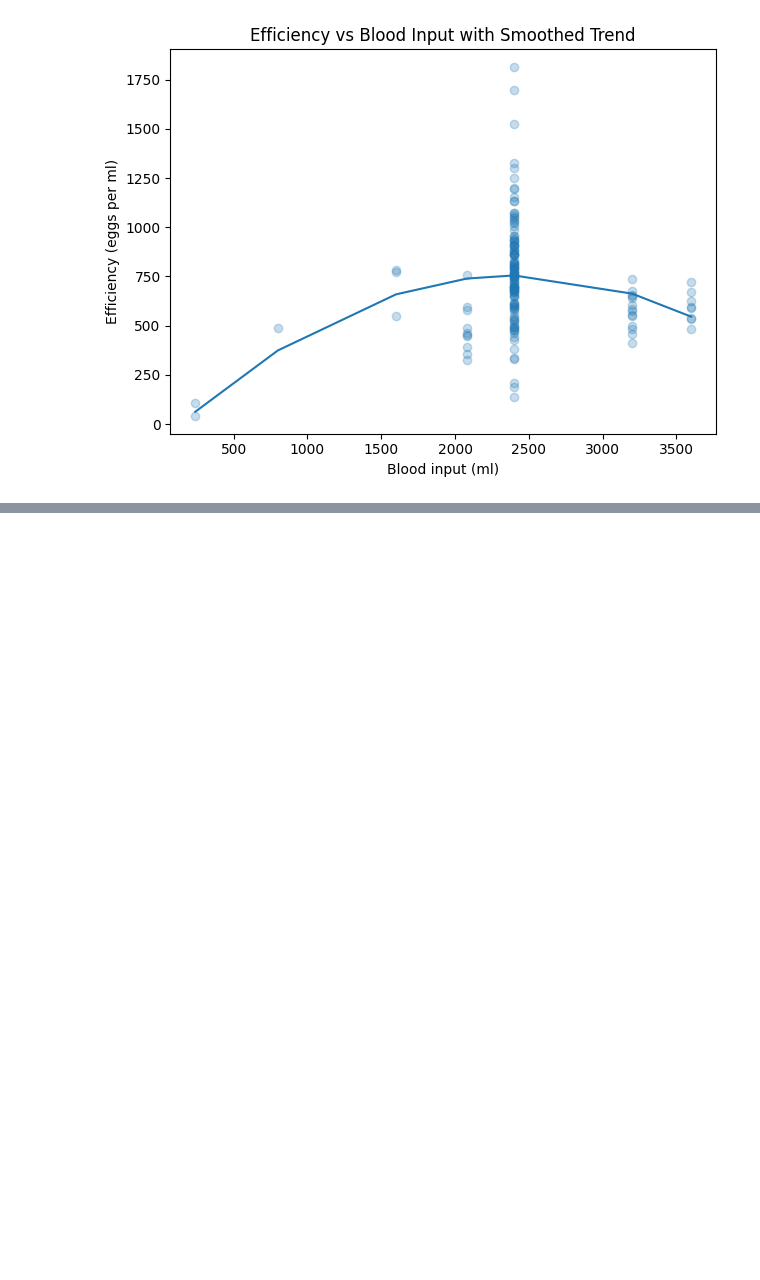
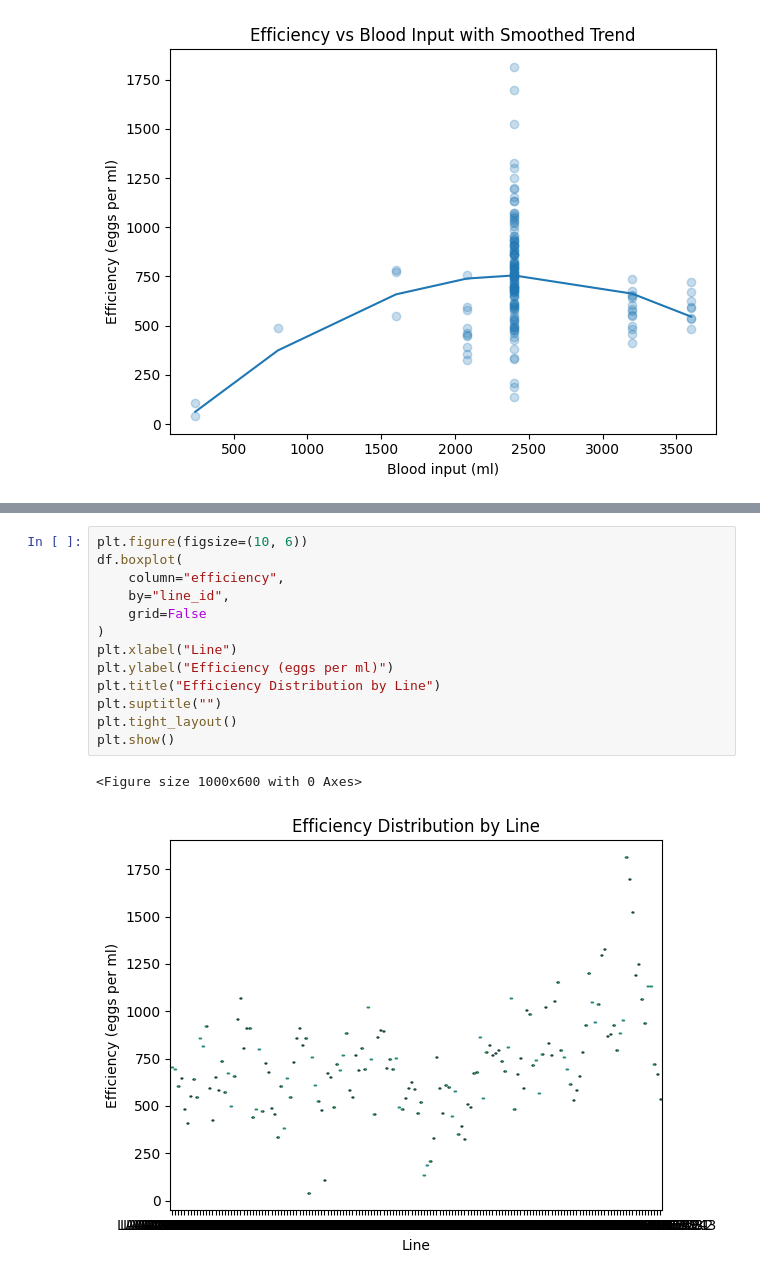
Before and after one commit to dmontelucas/wmp-bf-efficiency, a Jupyter notebook: notebooks/02_eda.ipynb, the cells around one changed output, grey strips where cells are left out. Cells and saved outputs as stored; diff of their text form; blank space fills up the shorter version.

Commit message:
began adjustment of notebook 3 in light of csv changes. played around with notebook 2 more to summarise efficiency differences between trial lines.

```diff
--- a/notebooks/02_eda.ipynb
+++ b/notebooks/02_eda.ipynb
@@ -293,0 +322,16 @@ plt.show()
+# %%
+plt.figure(figsize=(10, 6))
+df.boxplot(
+    column="efficiency",
+    by="line_id",
+    grid=False
+)
+plt.xlabel("Line")
+plt.ylabel("Efficiency (eggs per ml)")
+plt.title("Efficiency Distribution by Line")
+plt.suptitle("")
+plt.tight_layout()
+plt.show()
+# %% [output]
+<Figure size 1000x600 with 0 Axes>
+[figure, added]
```
Also changed, not shown: parts of 16 cells of this notebook, 5 other files.
